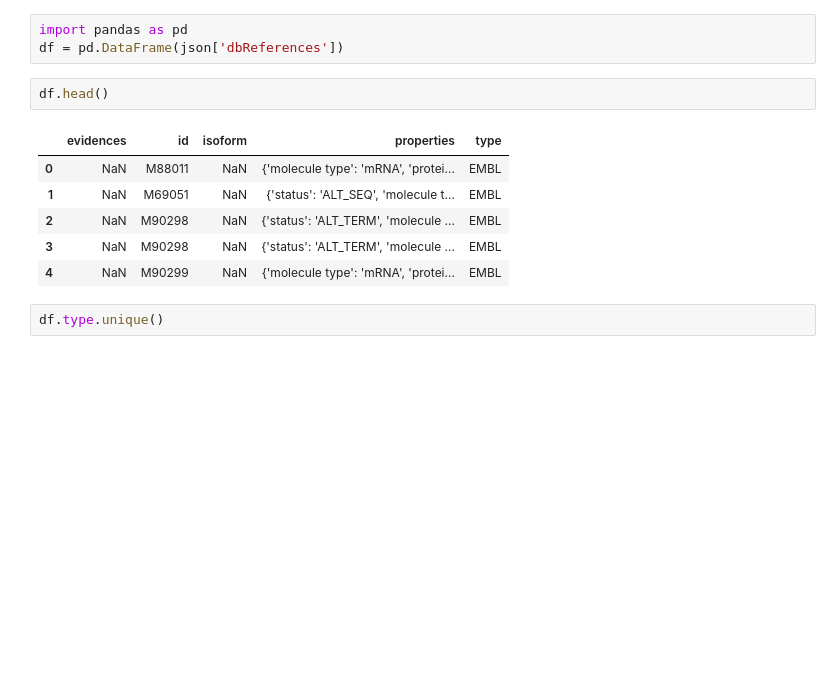
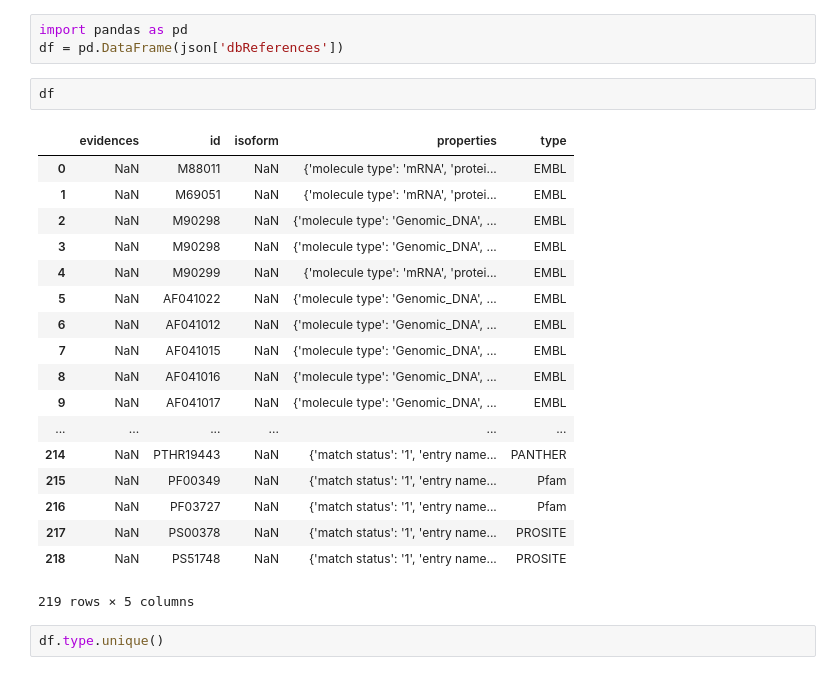
Before and after one commit to matthiaskoenig/itbtechtalks, a Jupyter notebook: talks/06_requests/requests.ipynb, the cells around one changed output. Drawn from its saved outputs; the diff is of its cells as text; blank space fills up the shorter version.

```diff
--- a/talks/06_requests/requests.ipynb
+++ b/talks/06_requests/requests.ipynb
@@ -184,14 +187,26 @@ json['organism']
 import pandas as pd
 df = pd.DataFrame(json['dbReferences'])
 # %%
-df.head()
+df
 # %% [output]
 |  | evidences | id | isoform | properties | type |
 | 0 | NaN | M88011 | NaN | {'molecule type': 'mRNA', 'protei... | EMBL |
-| 1 | NaN | M69051 | NaN | {'status': 'ALT_SEQ', 'molecule t... | EMBL |
-| 2 | NaN | M90298 | NaN | {'status': 'ALT_TERM', 'molecule ... | EMBL |
-| 3 | NaN | M90298 | NaN | {'status': 'ALT_TERM', 'molecule ... | EMBL |
+| 1 | NaN | M69051 | NaN | {'molecule type': 'mRNA', 'protei... | EMBL |
+| 2 | NaN | M90298 | NaN | {'molecule type': 'Genomic_DNA', ... | EMBL |
+| 3 | NaN | M90298 | NaN | {'molecule type': 'Genomic_DNA', ... | EMBL |
 | 4 | NaN | M90299 | NaN | {'molecule type': 'mRNA', 'protei... | EMBL |
+| 5 | NaN | AF041022 | NaN | {'molecule type': 'Genomic_DNA', ... | EMBL |
+| 6 | NaN | AF041012 | NaN | {'molecule type': 'Genomic_DNA', ... | EMBL |
+| 7 | NaN | AF041015 | NaN | {'molecule type': 'Genomic_DNA', ... | EMBL |
+| 8 | NaN | AF041016 | NaN | {'molecule type': 'Genomic_DNA', ... | EMBL |
+| 9 | NaN | AF041017 | NaN | {'molecule type': 'Genomic_DNA', ... | EMBL |
+| ... | ... | ... | ... | ... | ... |
+| 214 | NaN | PTHR19443 | NaN | {'match status': '1', 'entry name... | PANTHER |
+| 215 | NaN | PF00349 | NaN | {'match status': '1', 'entry name... | Pfam |
+| 216 | NaN | PF03727 | NaN | {'match status': '1', 'entry name... | Pfam |
+| 217 | NaN | PS00378 | NaN | {'match status': '1', 'entry name... | PROSITE |
+| 218 | NaN | PS51748 | NaN | {'match status': '1', 'entry name... | PROSITE |
+219 rows × 5 columns
 # %%
 df.type.unique()
 # %% [output]
```
Also changed, not shown: parts of 10 cells of this notebook, 4 other files.
